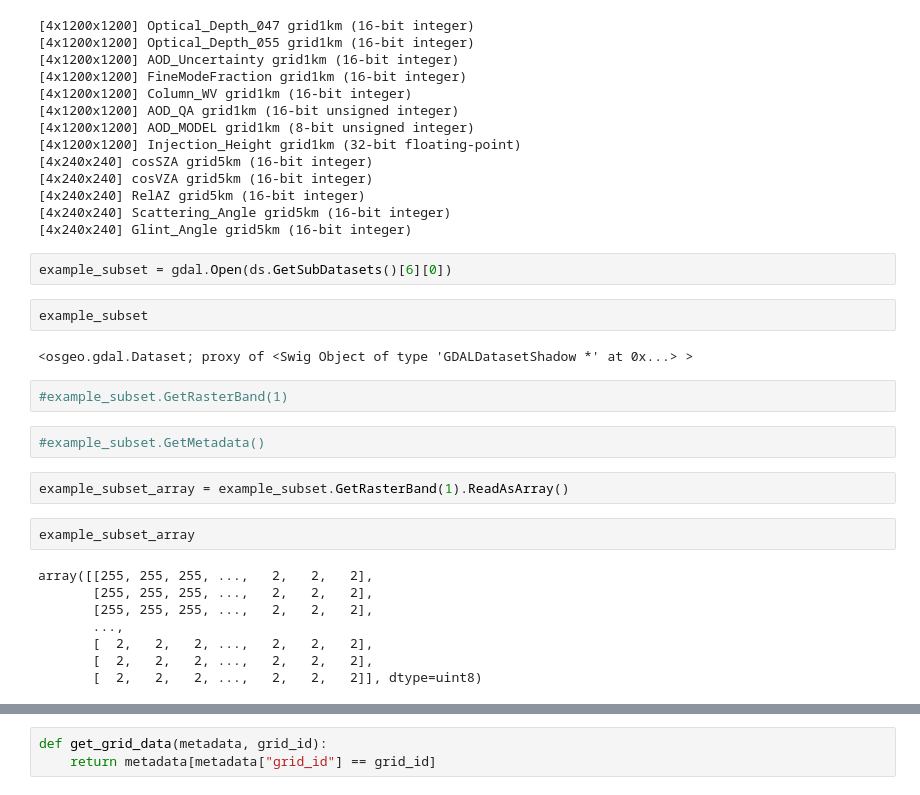
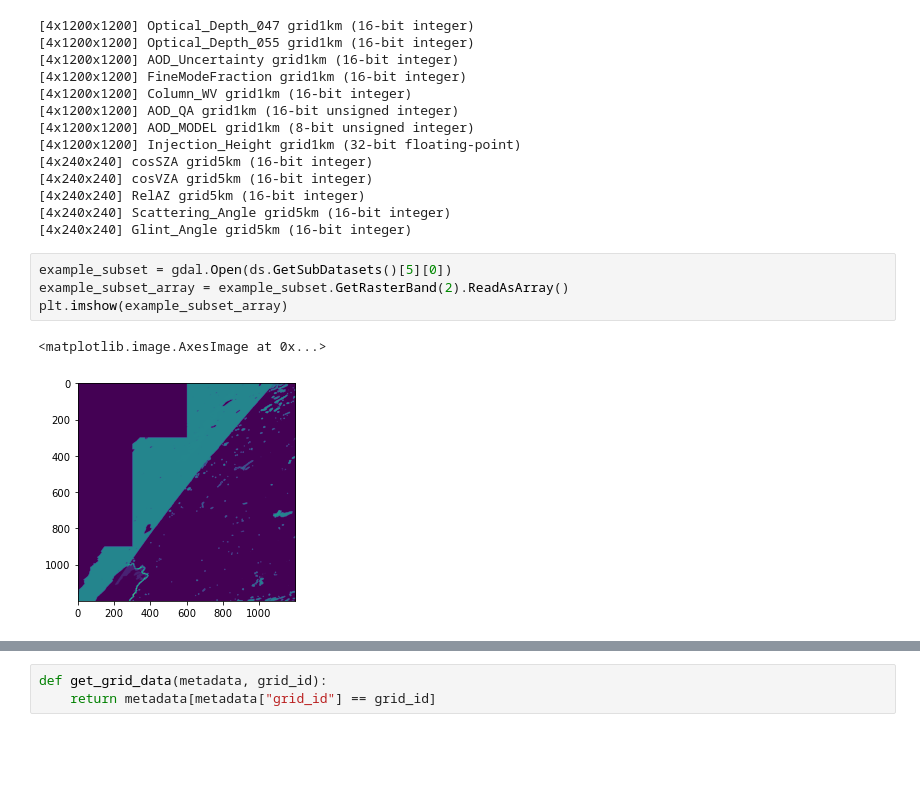
Before and after one commit to natejenkins21/NasaCompetition, a Jupyter notebook: model_training.ipynb, the cells around one changed output, grey strips where cells are left out. Drawn from its saved outputs; the diff is of its cells as text; blank space fills up the shorter version.

```diff
--- a/model_training.ipynb
+++ b/model_training.ipynb
@@ -74,24 +74,9 @@ for path, desc in ds.GetSubDatasets():
 [4x240x240] Scattering_Angle grid5km (16-bit integer)
 [4x240x240] Glint_Angle grid5km (16-bit integer)
 # %%
-example_subset = gdal.Open(ds.GetSubDatasets()[6][0])
+example_subset = gdal.Open(ds.GetSubDatasets()[5][0])
+example_subset_array = example_subset.GetRasterBand(2).ReadAsArray()
+plt.imshow(example_subset_array)
+# %% [output]
+<matplotlib.image.AxesImage at 0x...>
+[figure, added]
-# %%
-example_subset
-# %% [output]
-<osgeo.gdal.Dataset; proxy of <Swig Object of type 'GDALDatasetShadow *' at 0x...> >
-# %%
-#example_subset.GetRasterBand(1)
-# %%
-#example_subset.GetMetadata()
-# %%
-example_subset_array = example_subset.GetRasterBand(1).ReadAsArray()
-# %%
-example_subset_array
-# %% [output]
-array([[255, 255, 255, ...,   2,   2,   2],
-       [255, 255, 255, ...,   2,   2,   2],
-       [255, 255, 255, ...,   2,   2,   2],
-       ...,
-       [  2,   2,   2, ...,   2,   2,   2],
-       [  2,   2,   2, ...,   2,   2,   2],
-       [  2,   2,   2, ...,   2,   2,   2]], dtype=uint8)
```
Also changed, not shown: parts of 67 cells of this notebook, 2 other files.
